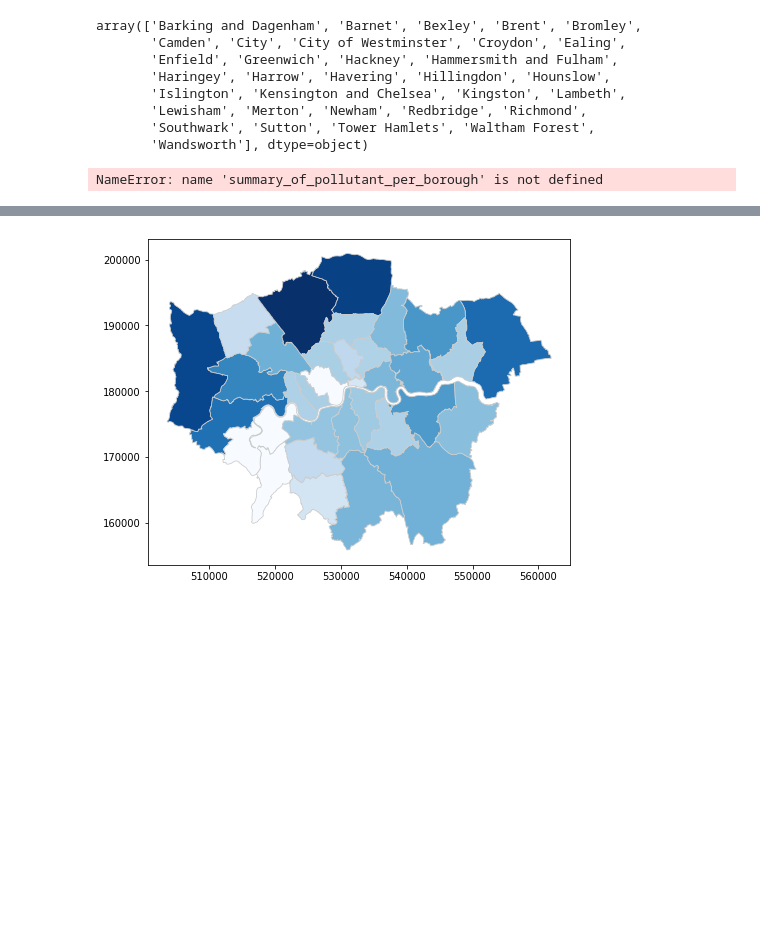
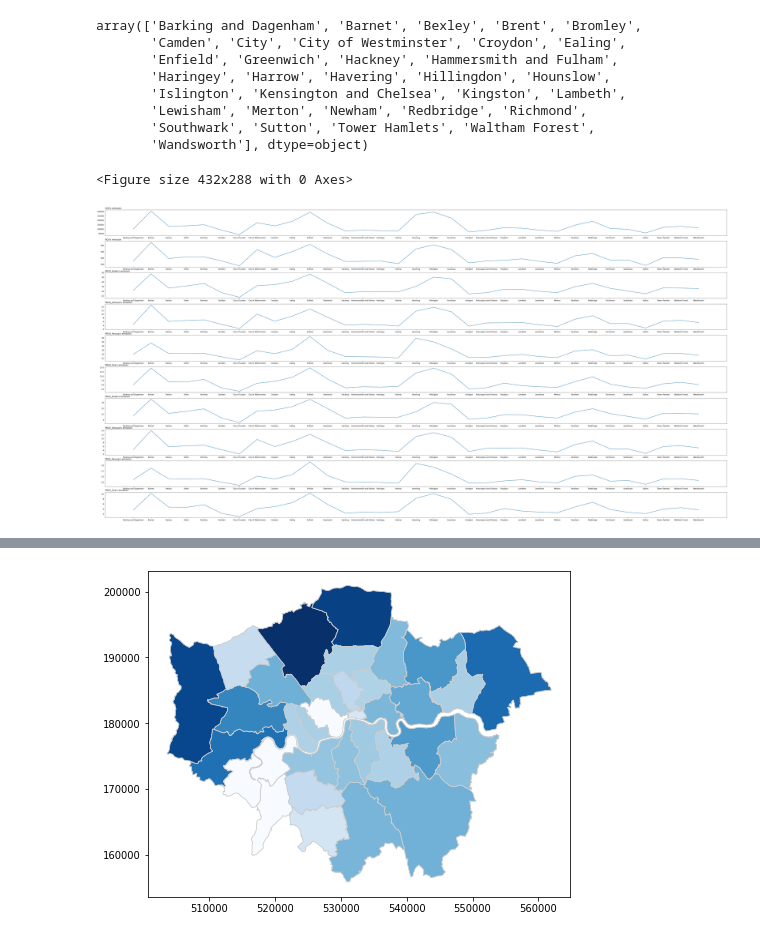
Before and after one commit to irvifa/data-visualization, a Jupyter notebook: data-visualization.ipynb, the cells around one changed output, grey strips where cells are left out. Saved outputs shown, nothing was run; the diff lists cells and outputs as text; code cells hidden in the pictures; blank space fills up the shorter version.

```diff
--- a/data-visualization.ipynb
+++ b/data-visualization.ipynb
@@ -173,22 +171,23 @@ summary_of_pollutant_per_borough = summary_of_pollutant_per_borough.replace(
 # %%
 from pylab import *
 import numpy as np
 
 pollutants = list(summary_of_pollutant_per_borough["pollutant"].unique())
 subplots_adjust(hspace=0.000)
 number_of_subplots = len(pollutants)
 fig, ax = plt.subplots(number_of_subplots, 1, figsize=(50, 25))
 fig.tight_layout()
 for i in range(number_of_subplots):
     x, y = generate_plot_based_on_pollutant(
-        ax1, summary_of_pollutant_per_borough, pollutants[i]
+        ax, summary_of_pollutant_per_borough, pollutants[i]
     )
     ax[i].set_title(
         "{pollutant}'s emission.".format(pollutant=pollutants[i]), loc="left"
     )
     ax[i].plot(x.borough, y.total)
 # %% [output]
-NameError: name 'summary_of_pollutant_per_borough' is not defined
+<Figure size 432x288 with 0 Axes>
+[figure, added]
 # %%
 pollutant = "NOx"
 sm_nox = get_summary_based_on_pollutant(summary_of_pollutant_per_borough, pollutant)
```
Also changed, not shown: parts of 13 cells of this notebook, 2 other files.
